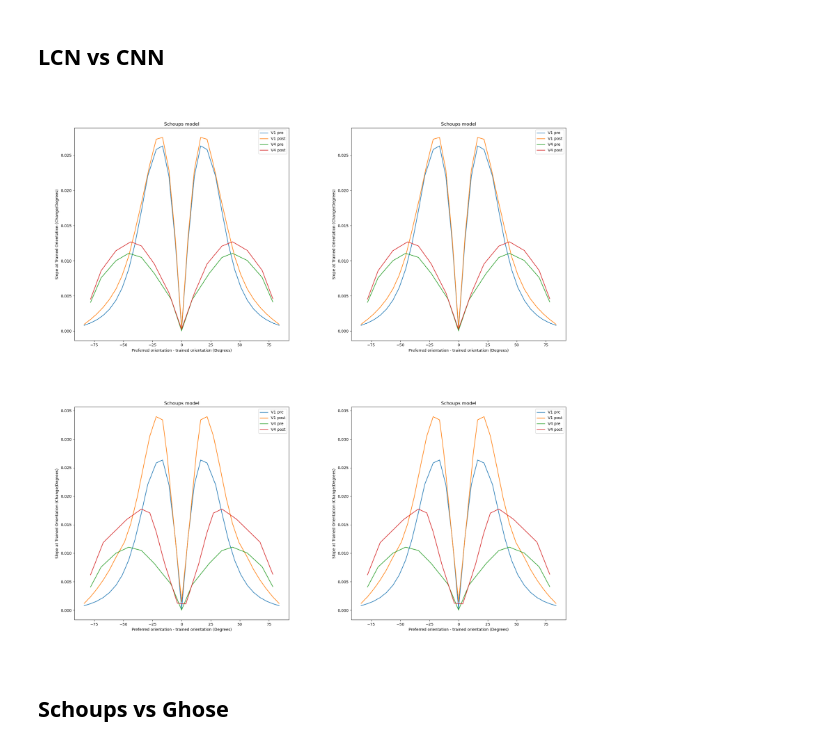
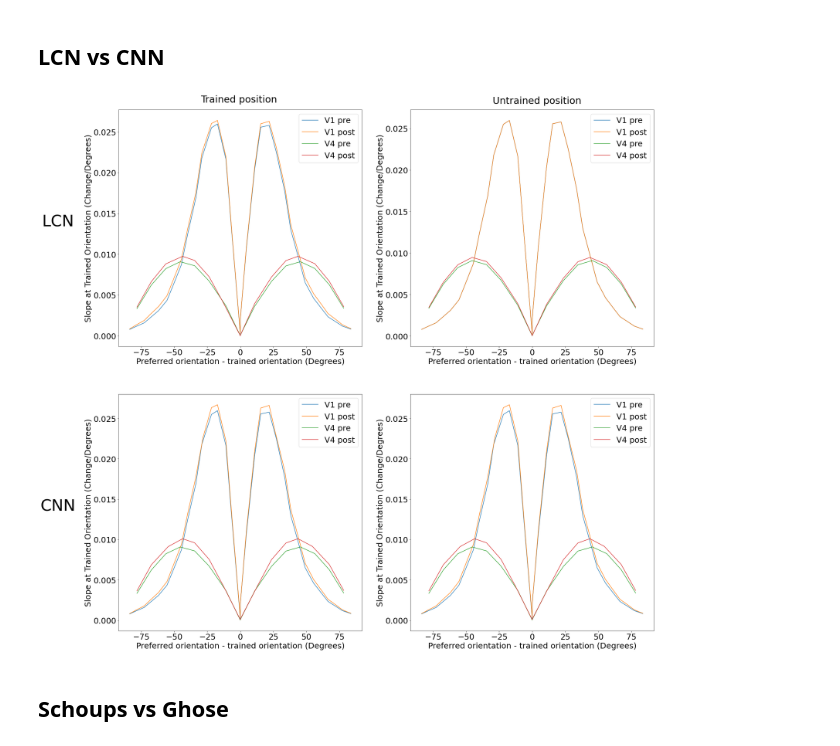
Before and after one commit to pacochow/Modelling-vpl, a Jupyter notebook: Figures.ipynb, the cells around one changed output. Drawn from its saved outputs; the diff is of its cells as text; code cells hidden in the pictures.

Commit message:
Figures

```diff
--- a/Figures.ipynb
+++ b/Figures.ipynb
@@ -18,36 +20,86 @@ import matplotlib.pylab as pl
 # %% [markdown]
 ## LCN vs CNN
 # %%
-scales = [0.01, 0.05, 0.1, 0.5, 1, 2, 5, 10]
+scales = [0.5, 0.75, 1, 1.25, 1.5, 1.75, 2, 2.25]
 v1_scale = 0.5
 v4_scale = 2
 j = np.abs((torch.tensor(scales) - v1_scale)).argmin().item()
 i = np.abs((torch.tensor(scales) - v4_scale)).argmin().item()
 
+
 fig, axs = plt.subplots(2, 2, figsize = (30, 30))
-savepath = 'trained_models/high_fixed_normalized/weight_scale_' + str(scales[j]).replace('.', '') + '_001_' + str(scales[i]).replace('.', '') + '/Schoups_32_orientations_model_OTC.png'
-img_A = mpimg.imread(savepath)
-axs[0, 0].imshow(img_A)
-axs[0, 0].axis("off");
+schoups_savepath = 'trained_models/high_fixed_normalized/weight_scale_' + str(scales[j]).replace('.', '') + '_001_' + str(scales[i]).replace('.', '') + '/'
+schoups_v1_before_range = torch.load(schoups_savepath + "v1_before_range.pt")
+schoups_v1_after_range = torch.load(schoups_savepath + "v1_after_range.pt")
+schoups_v4_before_range = torch.load(schoups_savepath + "v4_before_range.pt")
+schoups_v4_after_range = torch.load(schoups_savepath + "v4_after_range.pt")
+schoups_v1_mean_before_slopes = torch.load(schoups_savepath + "v1_mean_before_slopes.pt")
+schoups_v1_mean_after_slopes = torch.load(schoups_savepath + "v1_mean_after_slopes.pt")
+schoups_v4_before_slopes = torch.load(schoups_savepath + "v4_before_slopes.pt")
+schoups_v4_after_slopes = torch.load(schoups_savepath + "v4_after_slopes.pt")
+axs[0, 0].plot(schoups_v1_before_range, schoups_v1_mean_before_slopes)
+axs[0, 0].plot(schoups_v1_after_range, schoups_v1_mean_after_slopes)
+axs[0, 0].plot(schoups_v4_before_range, schoups_v4_before_slopes)
+axs[0, 0].plot(schoups_v4_after_range, schoups_v4_after_slopes)
+axs[0, 0].set_title("LCN", fontsize = 50, x = -0.25, y = 0.5)
+axs[0, 0].text(x = -30, y = 0.0286, s = "Trained position", fontsize = 30)
 
-savepath2 = 'trained_models/high_fixed_normalized/weight_scale_' + str(scales[j]).replace('.', '') + '_001_' + str(scales[i]).replace('.', '') + '/Schoups_32_orientations_model_OTC.png'
-img_B = mpimg.imread(savepath2)
-axs[0, 1].imshow(img_B)
-axs[0, 1].axis("off");
+untrained_schoups_v1_before_range = torch.load(schoups_savepath + "untrained_v1_before_range.pt")
+untrained_schoups_v1_after_range = torch.load(schoups_savepath + "untrained_v1_after_range.pt")
+untrained_schoups_v4_before_range = torch.load(schoups_savepath + "untrained_v4_before_range.pt")
+untrained_schoups_v4_after_range = torch.load(schoups_savepath + "untrained_v4_after_range.pt")
+untrained_schoups_v1_mean_before_slopes = torch.load(schoups_savepath + "untrained_v1_mean_before_slopes.pt")
+untrained_schoups_v1_mean_after_slopes = torch.load(schoups_savepath + "untrained_v1_mean_after_slopes.pt")
+untrained_schoups_v4_before_slopes = torch.load(schoups_savepath + "untrained_v4_before_slopes.pt")
+untrained_schoups_v4_after_slopes = torch.load(schoups_savepath + "untrained_v4_after_slopes.pt")
+axs[0, 1].plot(untrained_schoups_v1_before_range, untrained_schoups_v1_mean_before_slopes)
+axs[0, 1].plot(untrained_schoups_v1_after_range, untrained_schoups_v1_mean_after_slopes)
+axs[0, 1].plot(untrained_schoups_v4_before_range, untrained_schoups_v4_before_slopes)
+axs[0, 1].plot(untrained_schoups_v4_after_range, untrained_schoups_v4_after_slopes)
+axs[0, 1].text(x = -30, y = 0.028, s = "Untrained position", fontsize = 30)
 
-savepath = 'trained_models/conv_high_fixed_normalized/weight_scale_' + str(scales[j]).replace('.', '') + '_001_' + str(scales[i]).replace('.', '') + '/Schoups_32_orientations_model_OTC.png'
-img_C = mpimg.imread(savepath)
-axs[1, 0].imshow(img_C)
-axs[1, 0].axis("off");
 
-savepath2 = 'trained_models/conv_high_fixed_normalized/weight_scale_' + str(scales[j]).replace('.', '') + '_001_' + str(scales[i]).replace('.', '') + '/Schoups_32_orientations_model_OTC.png'
-img_D = mpimg.imread(savepath2)
-axs[1, 1].imshow(img_D)
-axs[1, 1].axis("off");
+v1_scale = 1.25
+v4_scale = 1.75
+j = np.abs((torch.tensor(scales) - v1_scale)).argmin().item()
+i = np.abs((torch.tensor(scales) - v4_scale)).argmin().item()
 
-plt.tight_layout()
+conv_savepath = 'trained_models/conv_high_fixed_normalized/weight_scale_' + str(scales[j]).replace('.', '') + '_001_' + str(scales[i]).replace('.', '') + '/'
+conv_v1_before_range = torch.load(conv_savepath + "v1_before_range.pt")
+conv_v1_after_range = torch.load(conv_savepath + "v1_after_range.pt")
+conv_v4_before_range = torch.load(conv_savepath + "v4_before_range.pt")
+conv_v4_after_range = torch.load(conv_savepath + "v4_after_range.pt")
+conv_v1_mean_before_slopes = torch.load(conv_savepath + "v1_mean_before_slopes.pt")
+conv_v1_mean_after_slopes = torch.load(conv_savepath + "v1_mean_after_slopes.pt")
+conv_v4_before_slopes = torch.load(conv_savepath + "v4_before_slopes.pt")
+conv_v4_after_slopes = torch.load(conv_savepath + "v4_after_slopes.pt")
+axs[1, 0].plot(conv_v1_before_range, conv_v1_mean_before_slopes)
+axs[1, 0].plot(conv_v1_after_range, conv_v1_mean_after_slopes)
+axs[1, 0].plot(conv_v4_before_range, conv_v4_before_slopes)
+axs[1, 0].plot(conv_v4_after_range, conv_v4_after_slopes)
+axs[1, 0].set_title("CNN", fontsize = 50, x = -0.25, y =0.5)
+# axs[1, 0].text(x = -30, y = 0.029, s = "Trained position", fontsize = 30)
+
+
+axs[1, 1].plot(conv_v1_before_range, conv_v1_mean_before_slopes)
+axs[1, 1].plot(conv_v1_after_range, conv_v1_mean_after_slopes)
+axs[1, 1].plot(conv_v4_before_range, conv_v4_before_slopes)
+axs[1, 1].plot(conv_v4_after_range, conv_v4_after_slopes)
+
+# axs[1, 1].text(x = -30, y = 0.029, s = "Untrained position", fontsize = 30)
+
+for i in range(2):
+    for j in range(2):
+        axs[i, j].tick_params(axis = 'x', labelsize = 25)
+        axs[i, j].tick_params(axis = 'y', labelsize = 25)
+#         axs[0, j].get_xaxis().set_visible(False)
+        axs[i, j].set_xlabel("Preferred orientation - trained orientation (Degrees)", fontsize = 25)
+        axs[i, j].set_ylabel("Slope at Trained Orientation (Change/Degrees)", fontsize = 25)
+        axs[i, j].legend(["V1 pre", "V1 post", "V4 pre", "V4 post"], fontsize = 25)
+# plt.tight_layout()
+plt.savefig("Fig 2.jpeg")
 # %% [output]
-[figure, old version]
+[figure, new version]
 # %% [markdown]
 ## Schoups vs Ghose
 # %%
```
Also changed, not shown: parts of 6 cells of this notebook.
